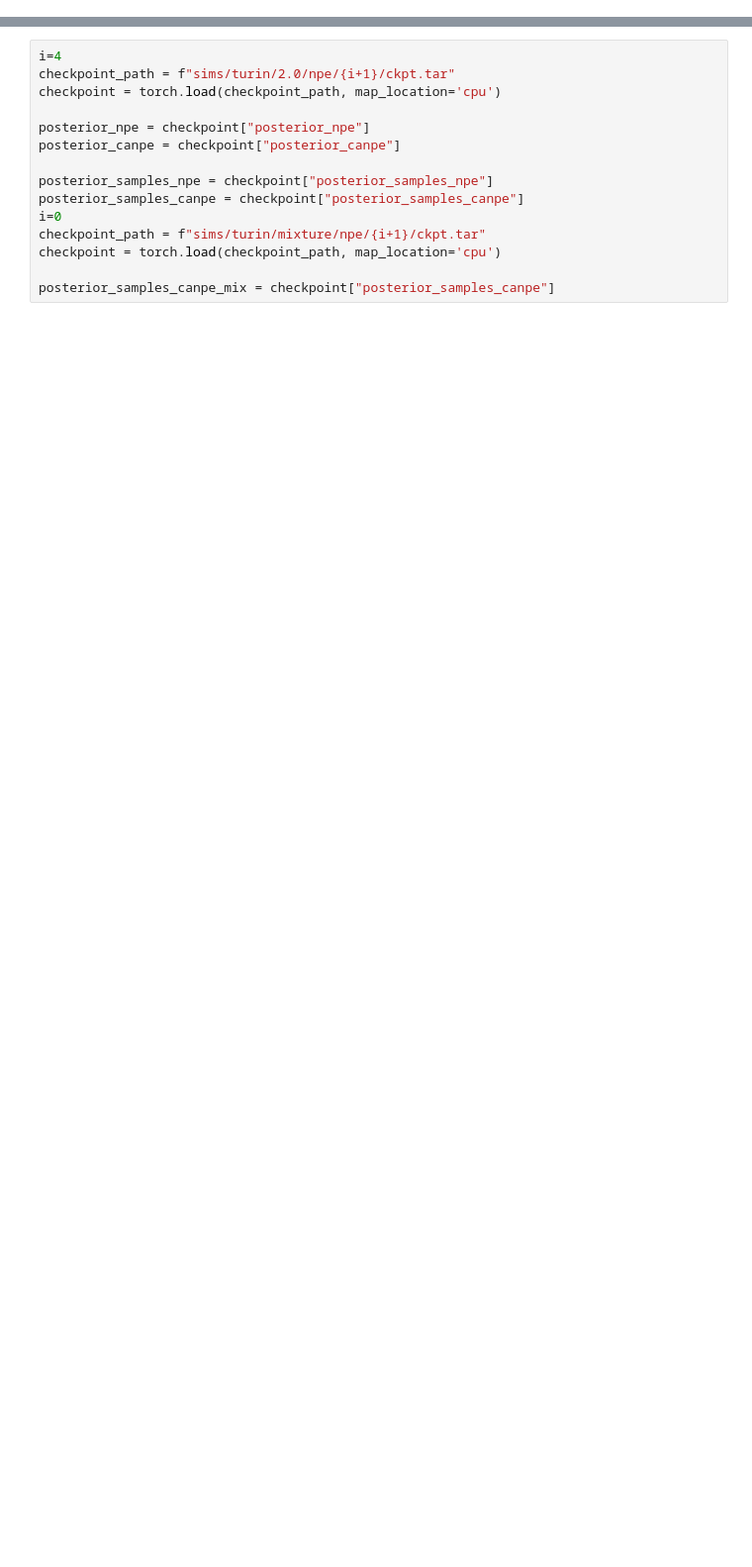
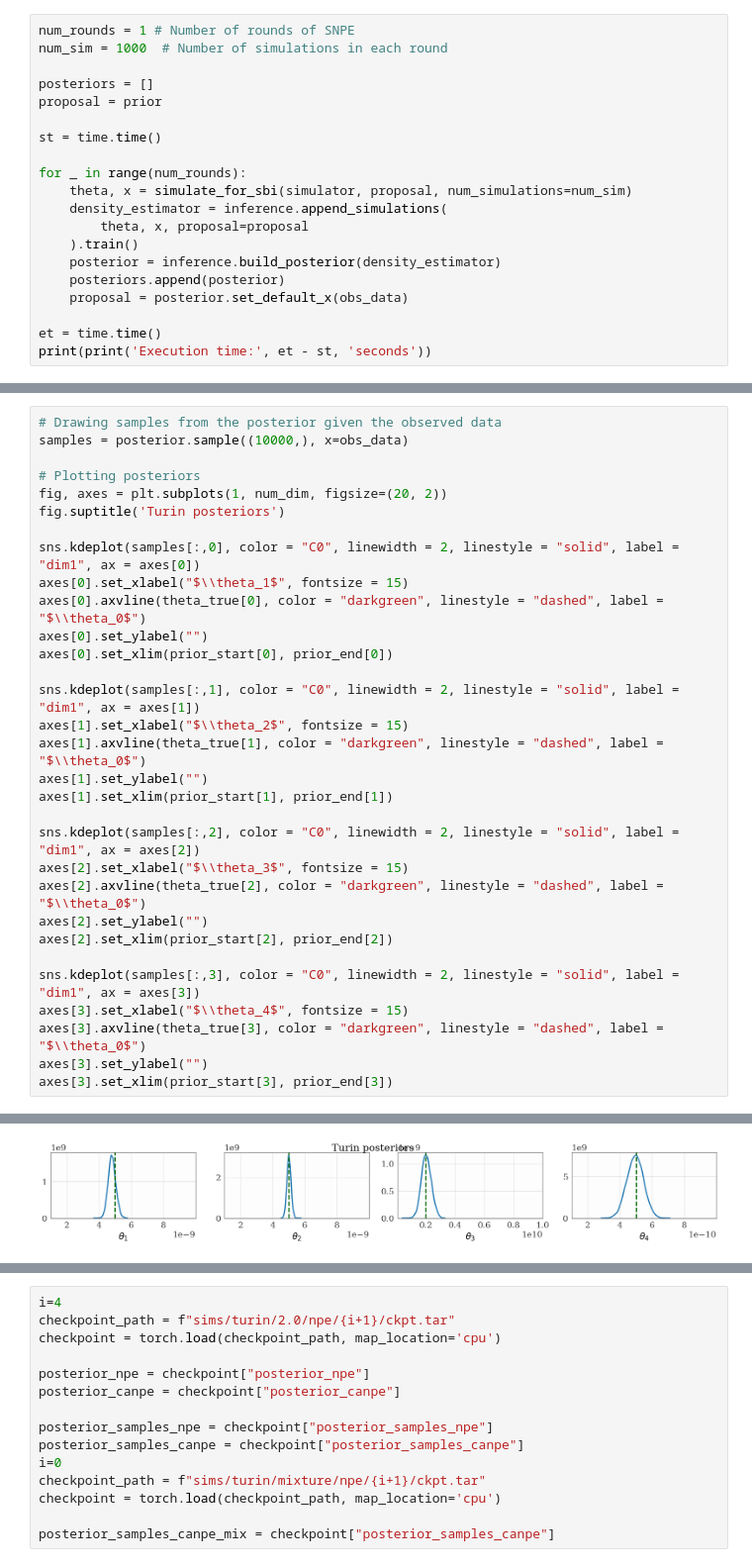
Before and after one commit to huangdaolang/cost-aware-sbi, a Jupyter notebook: turin.ipynb, the cells around one changed output, grey strips where cells are left out. Shown at 99% size. Cells and saved outputs as stored; diff of their text form; blank space fills up the shorter version.

Commit message:
Update turin notebook

```diff
--- a/turin.ipynb
+++ b/turin.ipynb
@@ -73,0 +374,20 @@ turin = Turin()
+# %%
+num_rounds = 1 # Number of rounds of SNPE
+num_sim = 1000  # Number of simulations in each round
+
+posteriors = []
+proposal = prior
+
+st = time.time()
+
+for _ in range(num_rounds):
+    theta, x = simulate_for_sbi(simulator, proposal, num_simulations=num_sim)
+    density_estimator = inference.append_simulations(
+        theta, x, proposal=proposal
+    ).train()
+    posterior = inference.build_posterior(density_estimator)
+    posteriors.append(posterior)
+    proposal = posterior.set_default_x(obs_data)
+
+et = time.time()
+print(print('Execution time:', et - st, 'seconds'))
@@ -73,0 +397,32 @@ turin = Turin()
+# %%
+# Drawing samples from the posterior given the observed data
+samples = posterior.sample((10000,), x=obs_data)
+
+# Plotting posteriors
+fig, axes = plt.subplots(1, num_dim, figsize=(20, 2))
+fig.suptitle('Turin posteriors')
+
+sns.kdeplot(samples[:,0], color = "C0", linewidth = 2, linestyle = "solid", label = "dim1", ax = axes[0])
+axes[0].set_xlabel("$\\theta_1$", fontsize = 15)
+axes[0].axvline(theta_true[0], color = "darkgreen", linestyle = "dashed", label = "$\\theta_0$")
+axes[0].set_ylabel("")
+axes[0].set_xlim(prior_start[0], prior_end[0])
+
+sns.kdeplot(samples[:,1], color = "C0", linewidth = 2, linestyle = "solid", label = "dim1", ax = axes[1])
+axes[1].set_xlabel("$\\theta_2$", fontsize = 15)
+axes[1].axvline(theta_true[1], color = "darkgreen", linestyle = "dashed", label = "$\\theta_0$")
+axes[1].set_ylabel("")
+axes[1].set_xlim(prior_start[1], prior_end[1])
+
+sns.kdeplot(samples[:,2], color = "C0", linewidth = 2, linestyle = "solid", label = "dim1", ax = axes[2])
+axes[2].set_xlabel("$\\theta_3$", fontsize = 15)
+axes[2].axvline(theta_true[2], color = "darkgreen", linestyle = "dashed", label = "$\\theta_0$")
+axes[2].set_ylabel("")
+axes[2].set_xlim(prior_start[2], prior_end[2])
+
+sns.kdeplot(samples[:,3], color = "C0", linewidth = 2, linestyle = "solid", label = "dim1", ax = axes[3])
+axes[3].set_xlabel("$\\theta_4$", fontsize = 15)
+axes[3].axvline(theta_true[3], color = "darkgreen", linestyle = "dashed", label = "$\\theta_0$")
+axes[3].set_ylabel("")
+axes[3].set_xlim(prior_start[3], prior_end[3])
+# %% [output]
@@ -73,0 +430 @@ turin = Turin()
+[figure, added]
```
Also changed, not shown: parts of 33 cells of this notebook.
